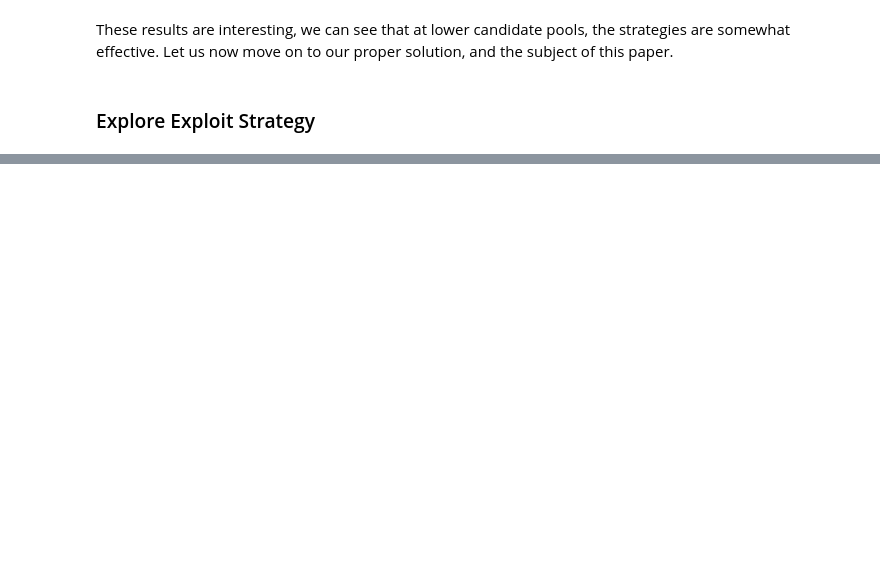
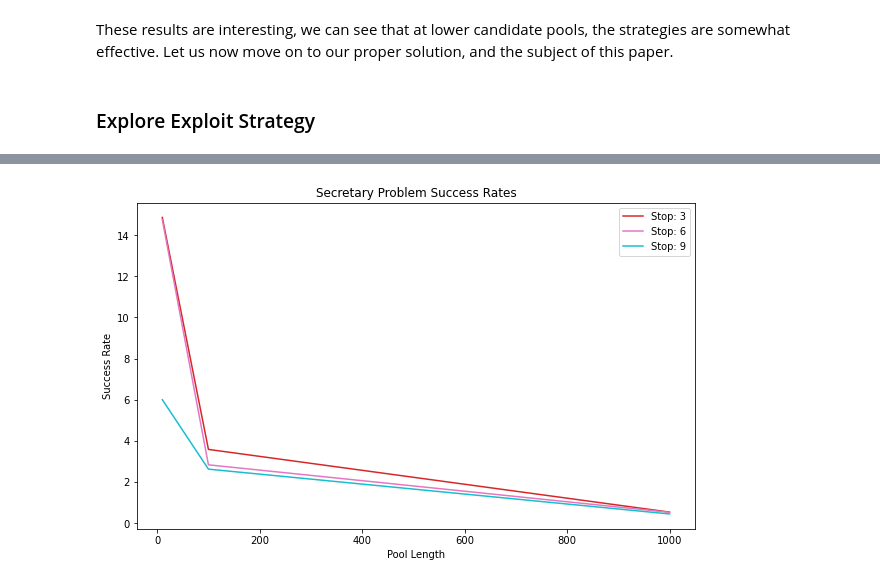
Before and after one commit to Robert-Kilduff/Secretary_problem, a Jupyter notebook: SecretarySim.ipynb, the cells around one changed output, grey strips where cells are left out. Drawn from its saved outputs; the diff is of its cells as text; code cells hidden in the pictures; blank space fills up the shorter version.

```diff
--- a/SecretarySim.ipynb
+++ b/SecretarySim.ipynb
@@ -238,0 +350,43 @@ These results are interesting, we can see that at lower candidate pools, the str
+# %%
+
+
+def run_simulations(stops, pool_lens, num_simulations):
+    results = []
+
+    for stop in stops:
+        for pool_len in pool_lens:
+            success_rates = []
+
+            for i in range(num_simulations):
+                success_rate = best_of_n2(stop, pool_len)
+                success_rates.append(success_rate)
+
+            avg_success_rate = round(sum(success_rates) / num_simulations, 2)
+            results.append([stop, pool_len, avg_success_rate])
+
+    results_df = pd.DataFrame(results, columns=['Stop', 'Pool Length', 'Success Rate'])
+    return results_df
+# %%
+import matplotlib.pyplot as plt
+
+def plot_success_rates(results_df):
+    stop_values = sorted(results_df['Stop'].unique())
+    colors = plt.cm.get_cmap('tab10')(stop_values)
+
+    fig, ax = plt.subplots(figsize=(10, 6))
+    for i, stop in enumerate(stop_values):
+        stop_results = results_df[results_df['Stop'] == stop]
+        ax.plot(stop_results['Pool Length'], stop_results['Success Rate'], label=f'Stop: {stop}', color=colors[i])
+
+    ax.set_xlabel('Pool Length')
+    ax.set_ylabel('Success Rate')
+    ax.set_title('Secretary Problem Success Rates')
+    ax.legend()
+
+    plt.show()
+# %%
+df = run_simulations([3,6,9], [10,100,1000], 100)
+# %%
+plot_success_rates(results_df = df)
+# %% [output]
+[figure, added]
```
Also changed, not shown: parts of 16 cells of this notebook, 1 other file.
